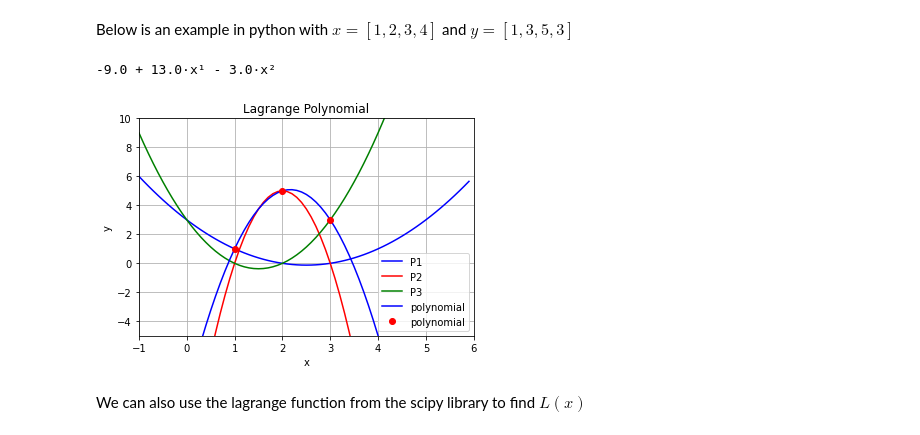
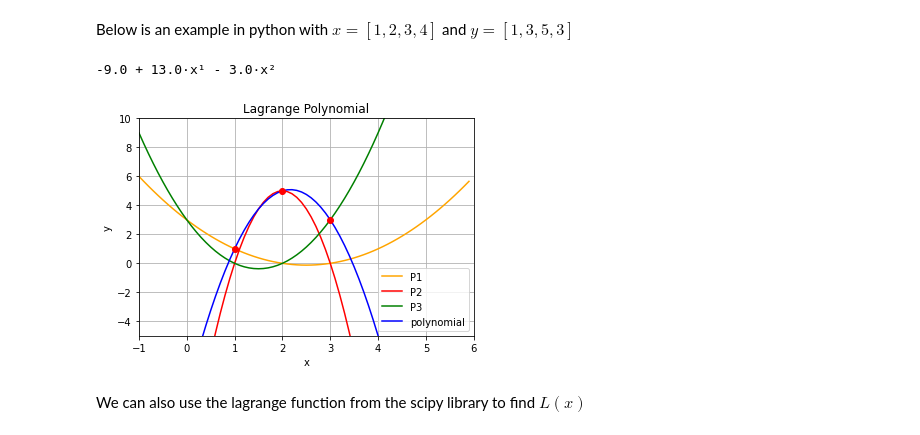
Before and after one commit to Airee66/MAT421, a Jupyter notebook: ModuleB_17_4_17_5.ipynb, the cells around one changed output. Drawn from its saved outputs; the diff is of its cells as text; code cells hidden in the pictures.

```diff
--- a/ModuleB_17_4_17_5.ipynb
+++ b/ModuleB_17_4_17_5.ipynb
@@ -30,38 +30,37 @@ y = [1, 5, 3]
 P1coef = [3, -5/2, 1/2]
 P2coef = [-3, 4, -1]
 P3coef = [1, -3/2, 1/2]
 
 P1 = poly.Polynomial(P1coef)
 P2 = poly.Polynomial(P2coef)
 P3 = poly.Polynomial(P3coef)
 
 p1 = P1
 p2 = 5*P2
 p3 = 3*P3
 
 xnew = np.arange(-1, 6, 0.1)
 
 L = 1*P1 + 5*P2 + 3*P3
 print(L)
 
 
-plt.plot(xnew, P1(xnew), 'b', label = 'P1')
+plt.plot(xnew, P1(xnew), 'orange', label = 'P1')
 plt.plot(xnew, p2(xnew), 'r', label = 'P2')
 plt.plot(xnew, p3(xnew), 'g', label = 'P3')
-plt.plot(xnew, L(xnew), 'b', x, y, 'ro', label = 'polynomial')
+plt.plot(xnew, L(xnew), 'b', label = 'polynomial')
+plt.plot(x, y, 'ro')
 plt.title("Lagrange Polynomial")
 plt.legend()
 plt.xlim(-1, 6)
 plt.ylim(-5, 10)
-plt.title('Lagrange Polynomial')
 plt.grid()
 plt.xlabel('x')
 plt.ylabel('y')
 plt.show()
-plt.show()
 # %% [output]
 -9.0 + 13.0·x¹ - 3.0·x²
-[figure, old version]
+[figure, new version]
 # %% [markdown]
 We can also use the lagrange function from the scipy library to find $L(x)$
 # %%
```
Also changed, not shown: parts of 1 cell of this notebook.
